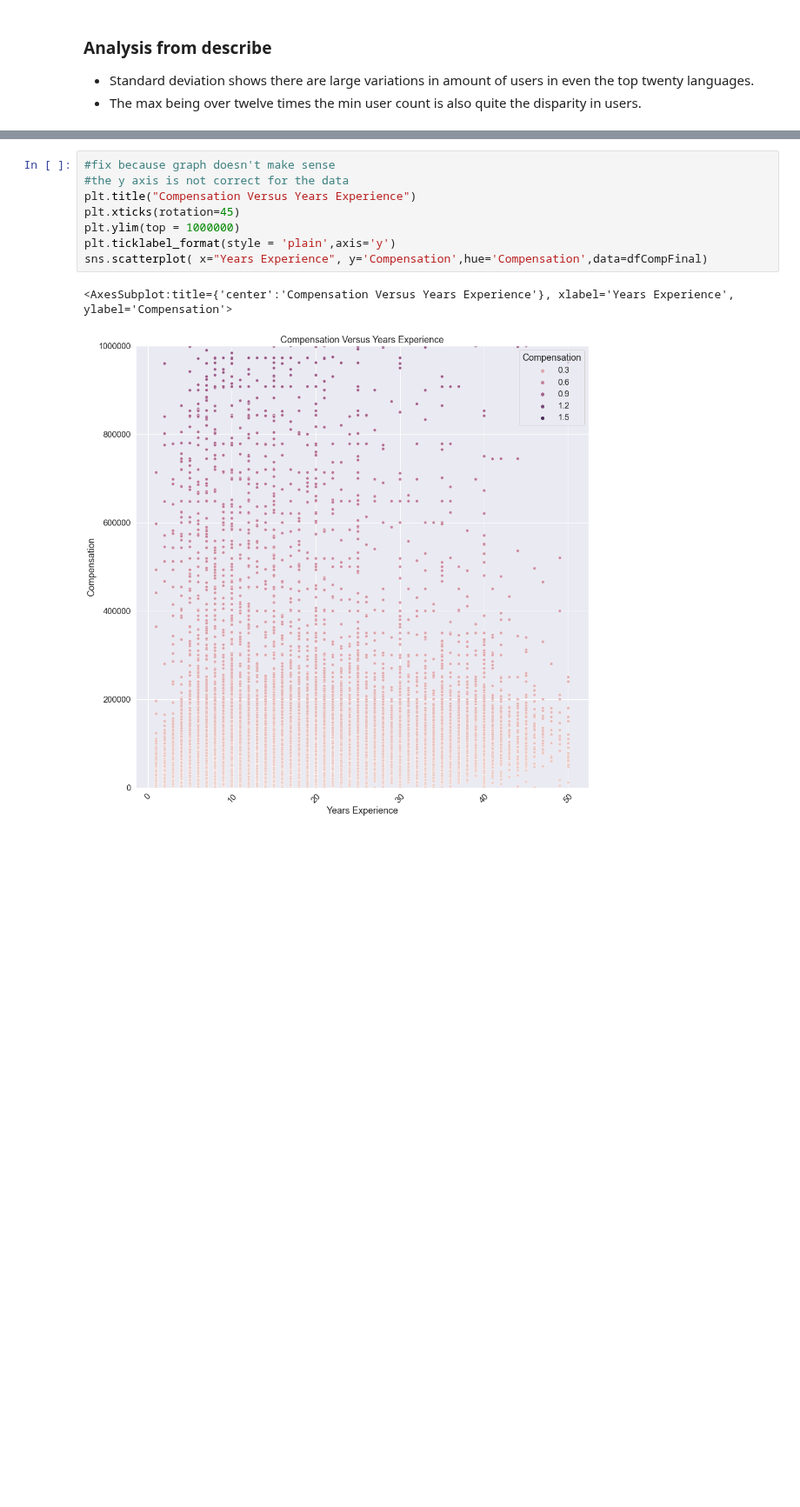
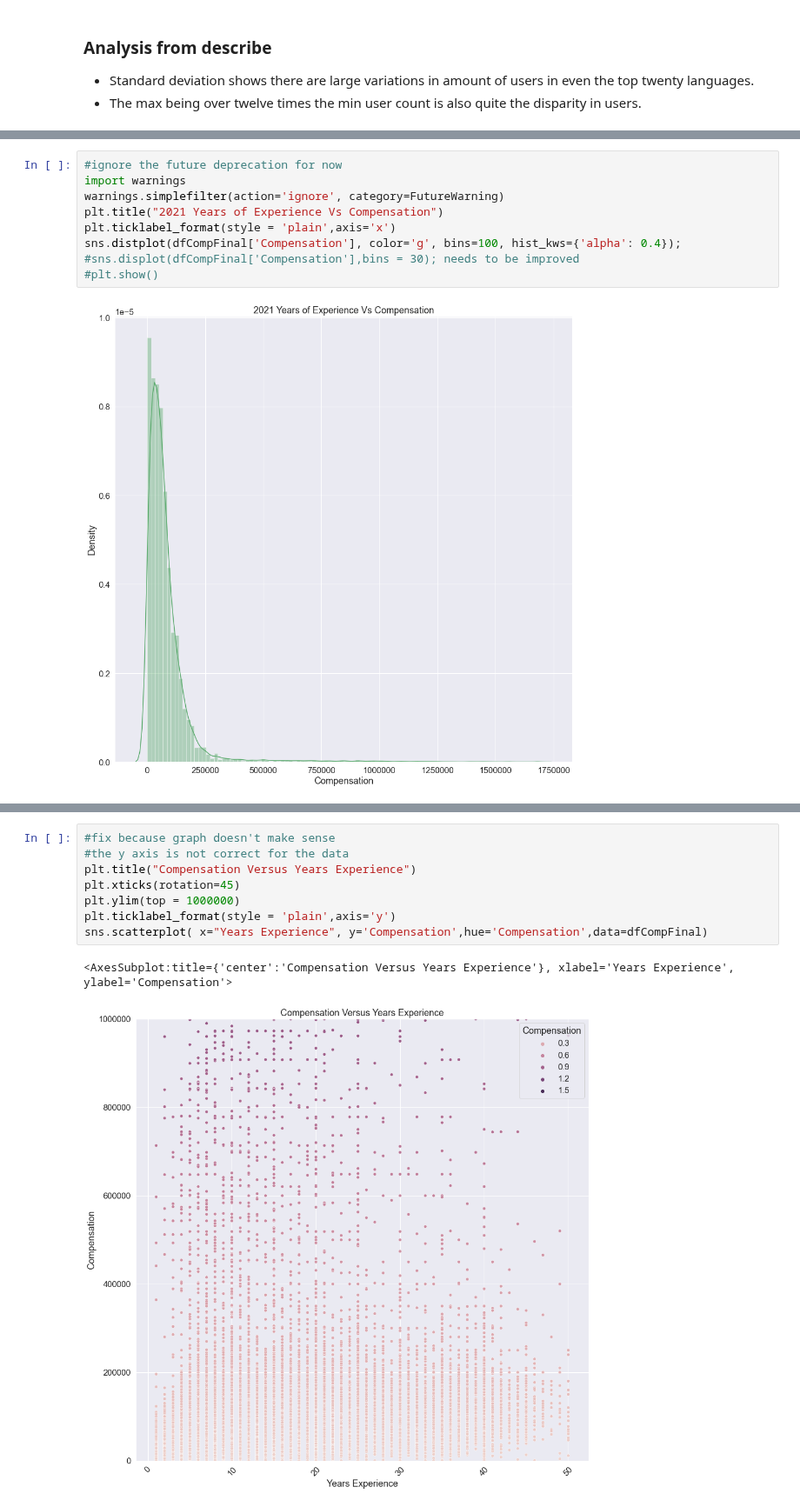
Before and after one commit to data301-2021-winter1/project-group13-project, a Jupyter notebook: notebooks/analysis1.ipynb, the cells around one changed output, grey strips where cells are left out. Shown at 87% size. Saved outputs shown, nothing was run; the diff lists cells and outputs as text; blank space fills up the shorter version.

```diff
--- a/notebooks/analysis1.ipynb
+++ b/notebooks/analysis1.ipynb
@@ -237,3 +289,14 @@ dfCompFinal.describe().round()
 | 50% | 12.0 | 56211.0 |
 | 75% | 20.0 | 98210.0 |
 | max | 50.0 | 1692000.0 |
+# %%
+#ignore the future deprecation for now
+import warnings
+warnings.simplefilter(action='ignore', category=FutureWarning)
+plt.title("2021 Years of Experience Vs Compensation")
+plt.ticklabel_format(style = 'plain',axis='x')
+sns.distplot(dfCompFinal['Compensation'], color='g', bins=100, hist_kws={'alpha': 0.4});
+#sns.displot(dfCompFinal['Compensation'],bins = 30); needs to be improved
+#plt.show()
+# %% [output]
+[figure, added]
```
Also changed, not shown: parts of 10 cells of this notebook, 1 other file.
